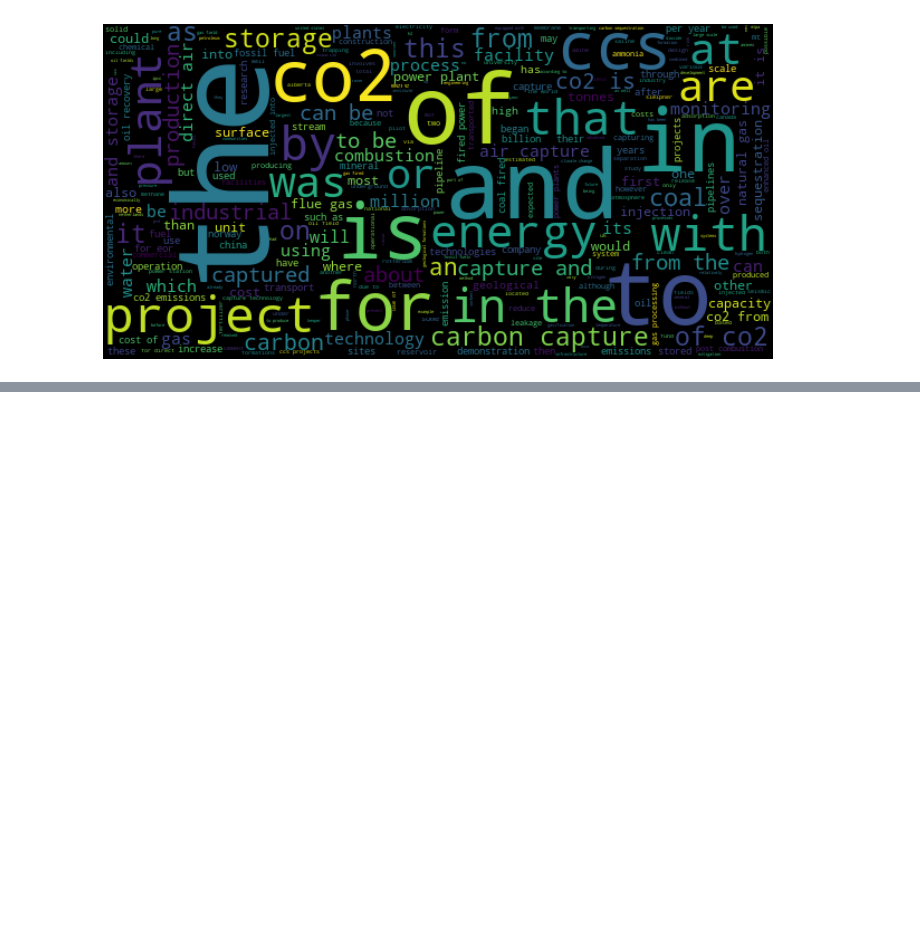
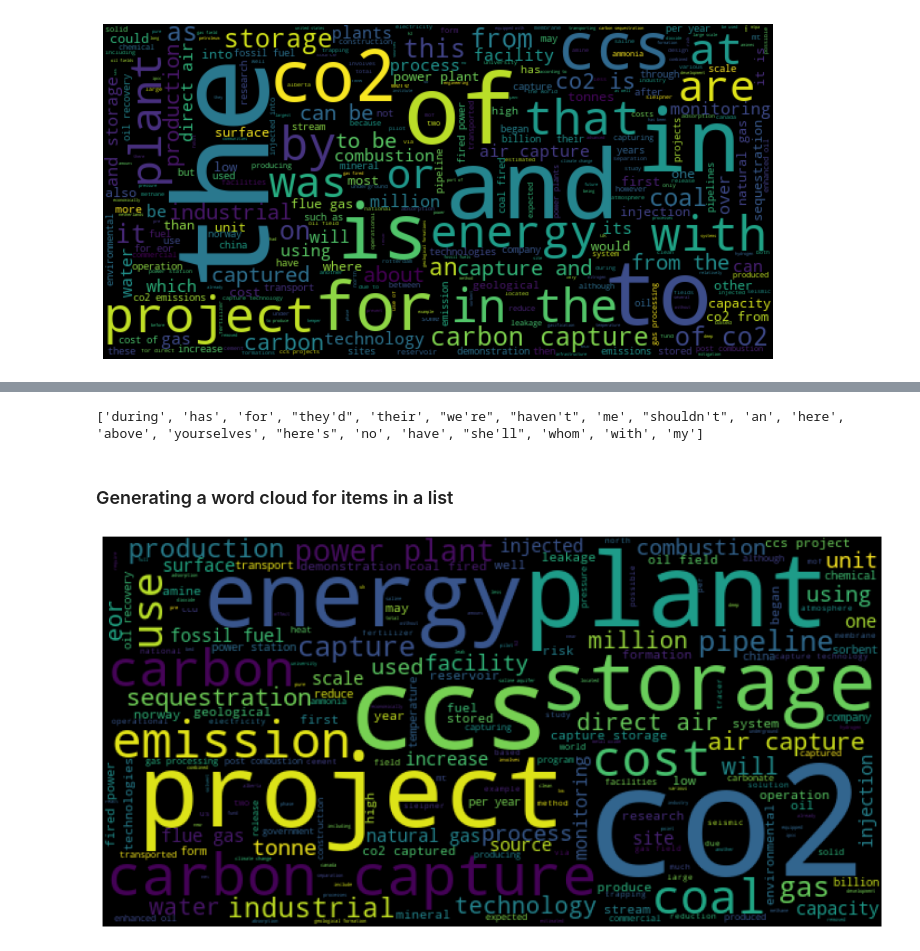
Before and after one commit to titan-figue/Wordcloud, a Jupyter notebook: Wordcloud_wikipediaAPI.ipynb, the cells around one changed output, grey strips where cells are left out. Cells and saved outputs as stored; diff of their text form; code cells hidden in the pictures; blank space fills up the shorter version.

```diff
--- a/Wordcloud_wikipediaAPI.ipynb
+++ b/Wordcloud_wikipediaAPI.ipynb
@@ -104,0 +160,8 @@ plt.axis("off")
+# %%
+# transform the text into list of words
+words_list = text.split(' ')
+# define the list of words you want to remove from the text
+stopwords = ['the', 'of', 'and', 'is', 'to', 'in', 'a', 'from', 'by',
+             'that', 'with', 'this', 'as', 'an', 'are', 'it', 'or', 'on', 'at', 'for']
+# use a python list comprehension to remove the stopwords from words_list
+words_without_stopwords = [ word for word in words_list if word not in stopwords]
@@ -104,0 +193,21 @@ plt.axis("off")
+# %%
+print (list(WordCloud().stopwords)[:20])
+# %% [output]
+['during', 'has', 'for', "they'd", 'their', "we're", "haven't", 'me', "shouldn't", 'an', 'here', 'above', 'yourselves', "here's", 'no', 'have', "she'll", 'whom', 'with', 'my']
+# %% [markdown]
+### Generating a word cloud for items in a list
+# %%
+import matplotlib.pyplot as plt
+from wordcloud import WordCloud
+
+#convert list to string and generate
+unique_string=(" ").join(words_without_stopwords)
+wordcloud = WordCloud(width = 600, height = 300).generate(unique_string)
+plt.figure(figsize=(15,8))
+plt.imshow(wordcloud)
+plt.axis("off") #and remove the axis
+plt.savefig("your_file_name"+".png", bbox_inches='tight')
+plt.show()
+plt.close()
+# %% [output]
+[figure, added]
```
Also changed, not shown: parts of 14 cells of this notebook.
